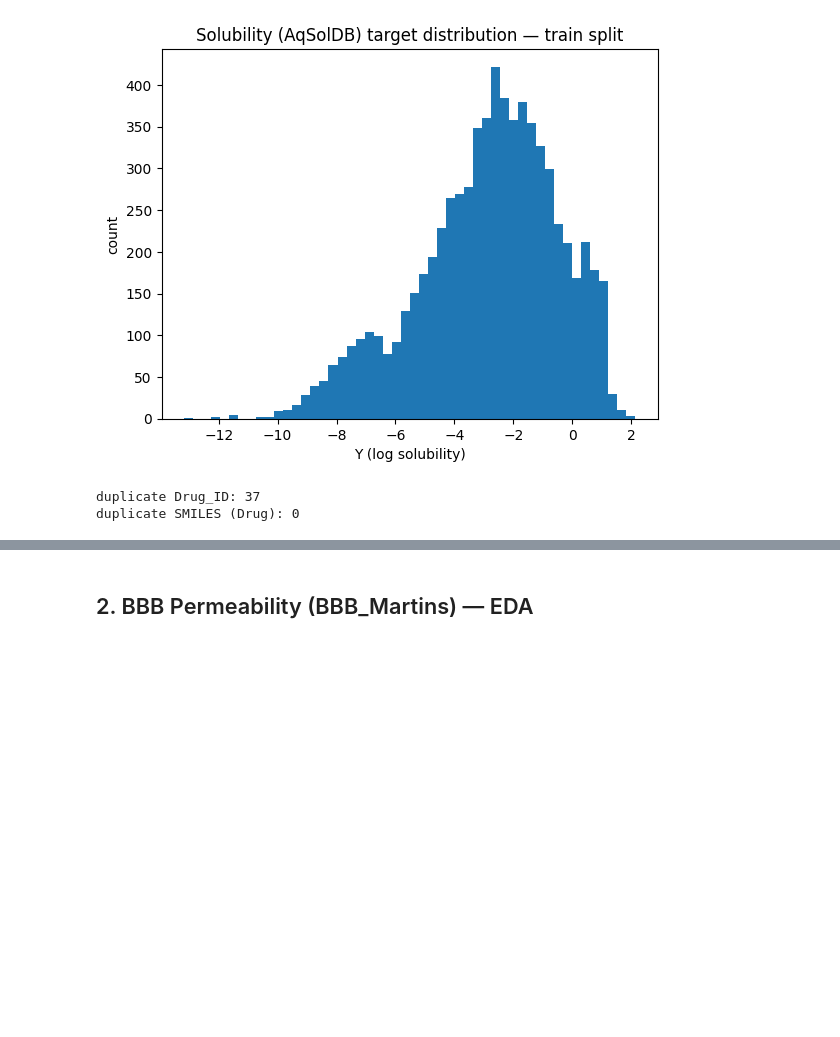
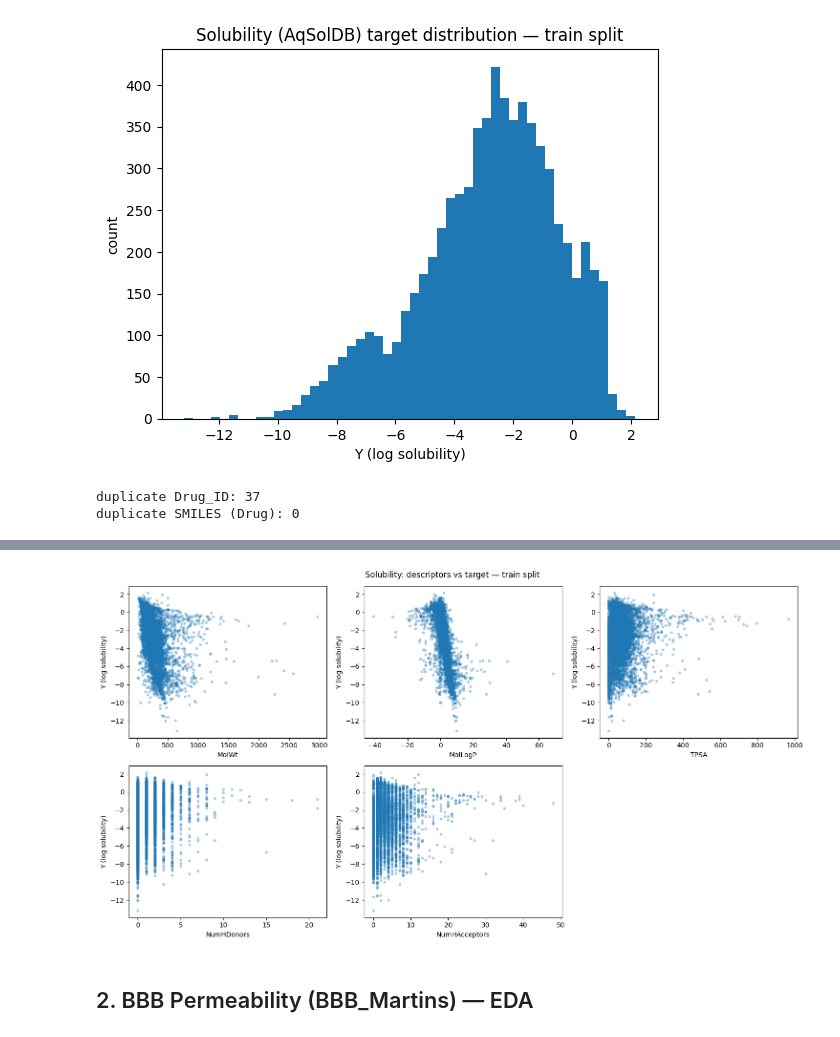
Before and after one commit to tuhinc5203/admet-property-prediction, a Jupyter notebook: Data_EDA.ipynb, the cells around one changed output, grey strips where cells are left out. Drawn from its saved outputs; the diff is of its cells as text; code cells hidden in the pictures; blank space fills up the shorter version.

```diff
--- a/Data_EDA.ipynb
+++ b/Data_EDA.ipynb
@@ -125,0 +136,23 @@ duplicate SMILES (Drug): 0
+# %%
+import pandas as pd
+from rdkit import Chem
+from rdkit.Chem import Descriptors
+
+train = solubility_split['train']
+
+def compute_descriptors(smiles_series):
+    rows = []
+    for smi in smiles_series:
+        mol = Chem.MolFromSmiles(smi)
+        rows.append({
+            'MolWt': Descriptors.MolWt(mol),
+            'MolLogP': Descriptors.MolLogP(mol),
+            'TPSA': Descriptors.TPSA(mol),
+            'NumHDonors': Descriptors.NumHDonors(mol),
+            'NumHAcceptors': Descriptors.NumHAcceptors(mol),
+        })
+    return pd.DataFrame(rows)
+
+desc = compute_descriptors(train['Drug'])
+desc['Y'] = train['Y'].values
+desc.describe()
@@ -126,3 +186,20 @@ duplicate SMILES (Drug): 0
+# %%
+descriptor_cols = ['MolWt', 'MolLogP', 'TPSA', 'NumHDonors', 'NumHAcceptors']
+
+fig, axes = plt.subplots(2, 3, figsize=(15, 8))
+axes = axes.flatten()
+
+for ax, col in zip(axes, descriptor_cols):
+    ax.scatter(desc[col], desc['Y'], alpha=0.3, s=10)
+    ax.set_xlabel(col)
+    ax.set_ylabel('Y (log solubility)')
+
+axes[-1].axis('off')  # unused 6th subplot
+fig.suptitle('Solubility: descriptors vs target — train split')
+plt.tight_layout()
+plt.show()
+# %% [output]
+[figure, added]
 # %% [markdown]
 ## 2. BBB Permeability (BBB_Martins) — EDA
 # %% [markdown]
```
Also changed, not shown: parts of 2 cells of this notebook, 1 other file.
